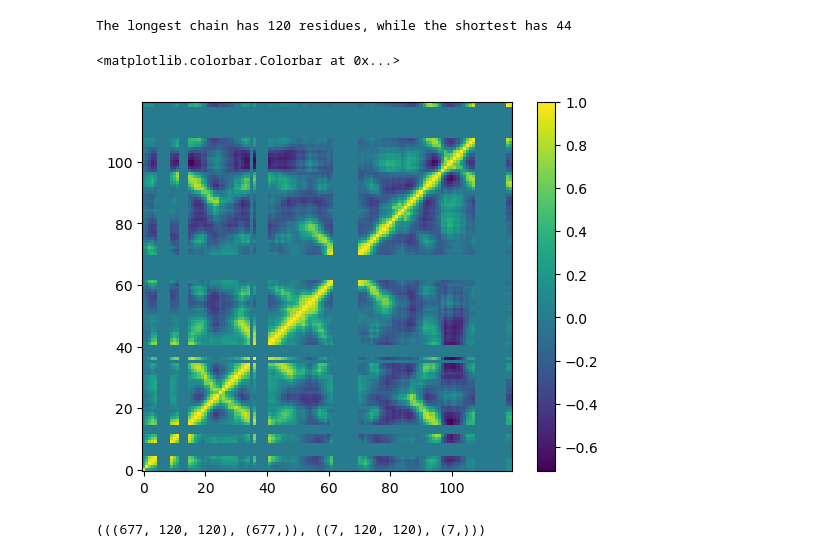
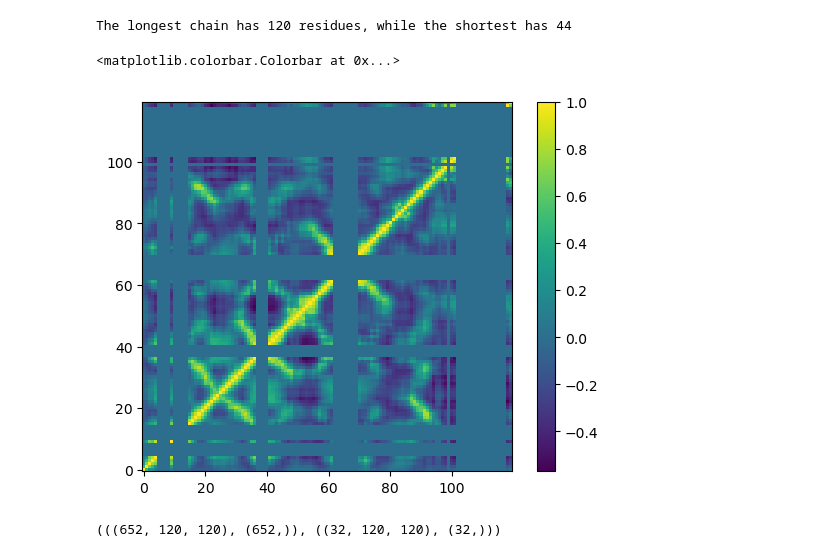
Before and after one commit to kevinmicha/ANTIPASTI, a Jupyter notebook: NMA CNN.ipynb, the cells around one changed output. Drawn from its saved outputs; the diff is of its cells as text; code cells hidden in the pictures.

```diff
--- a/NMA CNN.ipynb
+++ b/NMA CNN.ipynb
@@ -225,3 +199,31 @@ def generate_masked_image(img, idx=idx_new, res_list=max_res_list, file_residues
+# %%
+def generate_masked_image(img, idx, res_list=max_res_list, file_residues_paths=file_residues_paths, mode='fully-extended'):
+
+    f = file_residues_paths[idx]
+
+    current_list = np.load(f)[1:]#heavy[selected_entries.index(f[-8:-4])]+1]
+    current_list = [x[1:].strip() for x in current_list]
+
+
+    if mode == 'fully-cropped':
+        idx_list = [i for i in range(len(current_list)) if current_list[i] in res_list]
+        masked = img[idx_list,:][:,idx_list]
+
+
+    elif mode == 'fully-extended':
+        max_res = len(res_list)
+        masked = np.zeros((max_res, max_res))
+        mask = np.zeros((max_res, max_res))
+        idx_list = [i for i in range(max_res) if res_list[i] in current_list]
+        for k, i in enumerate(idx_list):
+            for l, j in enumerate(idx_list):
+                masked[i, j] = img[k, l]
+                mask[i, j] = 1
+
+    else:
+        raise NotImplementedError('Unknown mode: choose between fully-cropped and fully-extended')
+
+    return masked, mask
 # %%
 # loading training images
 imgs = []
@@ -235,7 +237,7 @@ for f in file_paths:
         idx = entries.index(pdb_id)
         idx_new = selected_entries.index(pdb_id)
         labels.append(pdb_id)
-        imgs.append(generate_masked_image(np.load(f), idx_new, max_res_list, file_residues_paths, 'fully-extended'))
+        imgs.append(generate_masked_image(np.load(f), idx_new, max_res_list, file_residues_paths, 'fully-extended')[0])
         kds.append(np.log10(np.float32(affinity[idx])))
 
 assert labels == selected_entries
@@ -249,17 +251,17 @@ train_x = np.array(imgs)
 # defining the target
 train_y = np.array(kds)
 # %%
-plt.imshow(train_x[17].reshape(train_x.shape[-1], train_x.shape[-1]), origin='lower')
+plt.imshow(train_x[16].reshape(train_x.shape[-1], train_x.shape[-1]), origin='lower')
 plt.colorbar()
 # %% [output]
 <matplotlib.colorbar.Colorbar at 0x...>
-[figure, old version]
+[figure, new version]
 # %%
 # create validation set
-train_x, val_x, train_y, val_y = train_test_split(train_x, train_y, test_size = 0.01)
+train_x, val_x, train_y, val_y = train_test_split(train_x, train_y, test_size=0.046, random_state=42)
 (train_x.shape, train_y.shape), (val_x.shape, val_y.shape)
 # %% [output]
-(((677, 120, 120), (677,)), ((7, 120, 120), (7,)))
+(((652, 120, 120), (652,)), ((32, 120, 120), (32,)))
 # %%
 # converting training images into torch format
 train_x = train_x.reshape(train_x.shape[0], 1, train_x.shape[1], train_x.shape[1])
```
Also changed, not shown: parts of 63 cells of this notebook, 1 other file.
